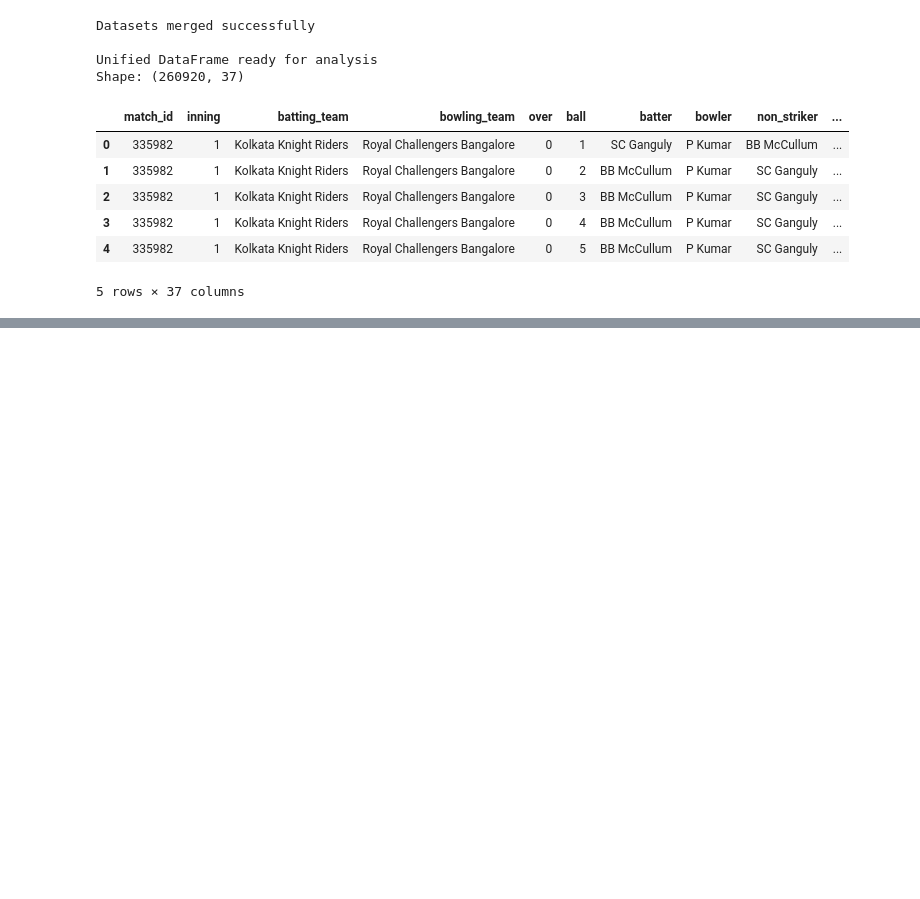
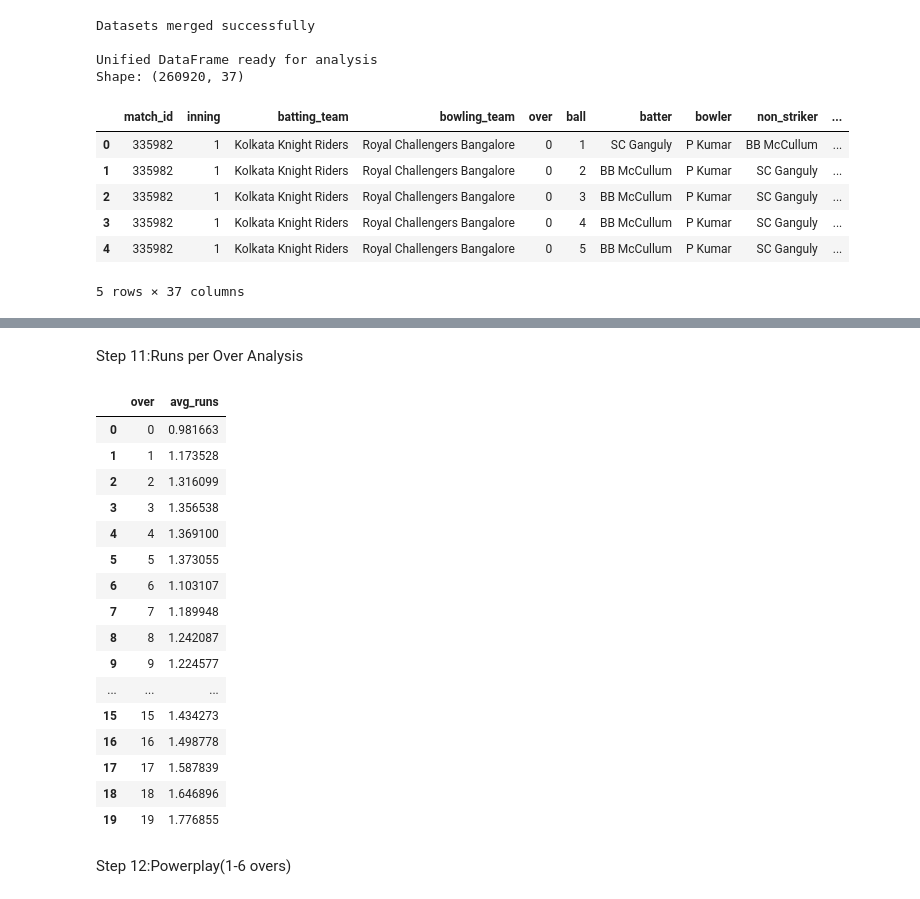
Before and after one commit to harshpateriya12/PandaTraining, a Jupyter notebook: PandaTraining.ipynb, the cells around one changed output, grey strips where cells are left out. Drawn from its saved outputs; the diff is of its cells as text; code cells hidden in the pictures; blank space fills up the shorter version.

```diff
--- a/PandaTraining.ipynb
+++ b/PandaTraining.ipynb
@@ -209,0 +398,28 @@ Shape: (260920, 37)
+# %% [markdown]
+Step 11:Runs per Over Analysis
+# %%
+runs_per_over = ipl_df.groupby('over')['total_runs'].mean().reset_index()
+
+runs_per_over.columns = ['over', 'avg_runs']
+
+runs_per_over
+# %% [output]
+|  | over | avg_runs |
+| 0 | 0 | 0.981663 |
+| 1 | 1 | 1.173528 |
+| 2 | 2 | 1.316099 |
+| 3 | 3 | 1.356538 |
+| 4 | 4 | 1.369100 |
+| 5 | 5 | 1.373055 |
+| 6 | 6 | 1.103107 |
+| 7 | 7 | 1.189948 |
+| 8 | 8 | 1.242087 |
+| 9 | 9 | 1.224577 |
+| ... | ... | ... |
+| 15 | 15 | 1.434273 |
+| 16 | 16 | 1.498778 |
+| 17 | 17 | 1.587839 |
+| 18 | 18 | 1.646896 |
+| 19 | 19 | 1.776855 |
+# %% [markdown]
+Step 12:Powerplay(1-6 overs)
```
Also changed, not shown: parts of 38 cells of this notebook.
